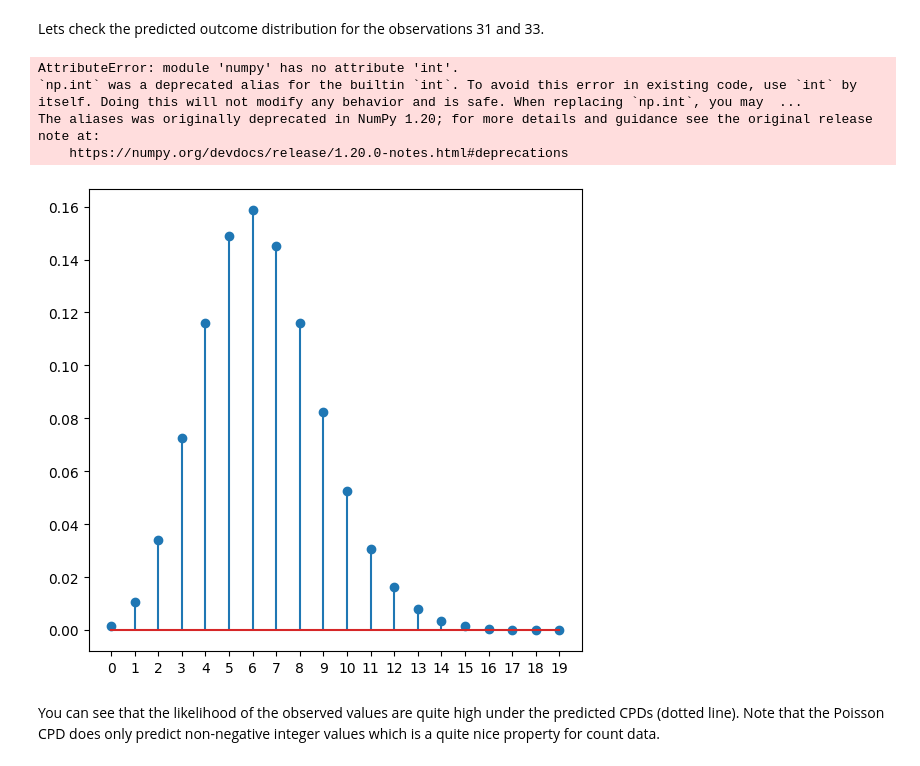
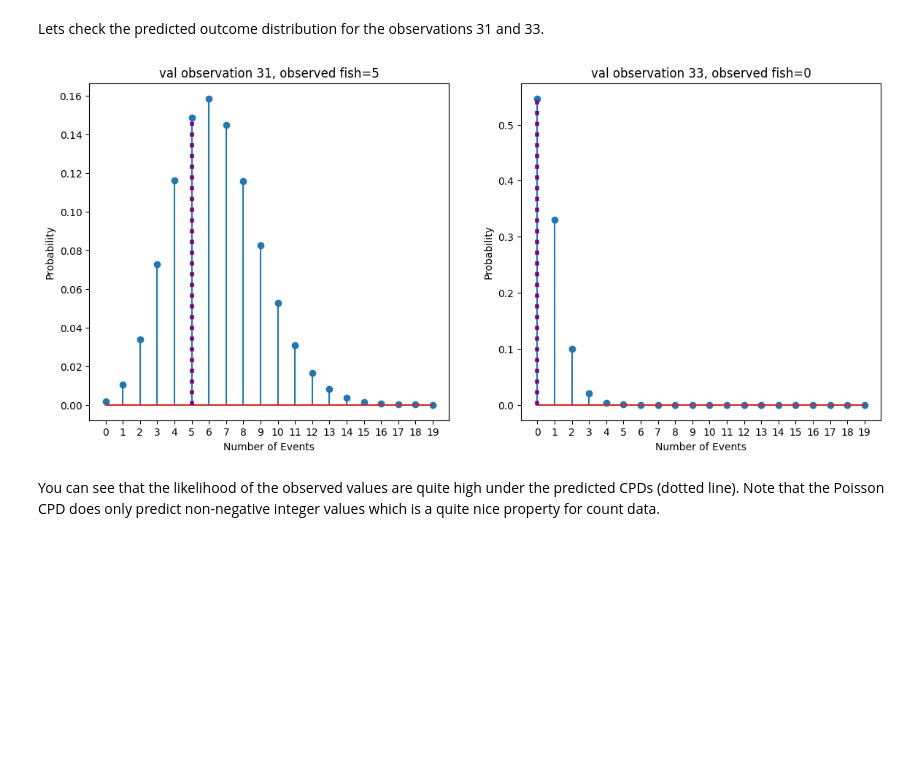
Before and after one commit to tensorchiefs/dl_course_2024, a Jupyter notebook: notebooks/14_poisreg_with_tfp_sol.ipynb, the cells around one changed output. Cells and saved outputs as stored; diff of their text form; code cells hidden in the pictures; blank space fills up the shorter version.

```diff
--- a/notebooks/14_poisreg_with_tfp_sol.ipynb
+++ b/notebooks/14_poisreg_with_tfp_sol.ipynb
@@ -430,32 +438,28 @@ Lets check the predicted outcome distribution for the observations 31 and 33.
 # %%
 x_ax = np.arange(0,20,1)
 y_hat_val = y_hat_val_dist.mean().numpy()
 dist = tfd.Poisson(rate=y_hat_val)
 probs = dist.prob(value = np.tile(x_ax, (50,1)))
 
 plt.figure(figsize=(14,6))
 plt.subplot(1,2,1)
 plt.stem(x_ax,probs[31,:],use_line_collection=True)
 plt.xticks(x_ax)
-plt.vlines(np.expand_dims(y_val,axis=1)[31], ymin=0, ymax=probs[31,np.int(y_val[31])],linestyle='dotted',color="purple",linewidth=4)
+plt.vlines(np.expand_dims(y_val,axis=1)[31], ymin=0, ymax=probs[31,int(y_val[31])],linestyle='dotted',color="purple",linewidth=4)
 
 plt.xlabel('Number of Events')
 plt.ylabel('Probability')
 plt.title('val observation 31, observed fish=5')
 
 plt.subplot(1,2,2)
 plt.stem(x_ax,probs[33,:],use_line_collection=True)
 plt.xticks(x_ax)
-plt.vlines(np.expand_dims(y_val,axis=1)[33], ymin=0, ymax=probs[33,np.int(y_val[33])],linestyle='dotted',color="purple",linewidth=4)
+plt.vlines(np.expand_dims(y_val,axis=1)[33], ymin=0, ymax=probs[33,int(y_val[33])],linestyle='dotted',color="purple",linewidth=4)
 plt.xlabel('Number of Events')
 plt.ylabel('Probability')
 plt.title('val observation 33, observed fish=0')
 plt.show()
 # %% [output]
-AttributeError: module 'numpy' has no attribute 'int'.
-`np.int` was a deprecated alias for the builtin `int`. To avoid this error in existing code, use `int` by itself. Doing this will not modify any behavior and is safe. When replacing `np.int`, you may  ...
-The aliases was originally deprecated in NumPy 1.20; for more details and guidance see the original release note at:
-    https://numpy.org/devdocs/release/1.20.0-notes.html#deprecations
-[figure, old version]
+[figure, new version]
 # %% [markdown]
 You can see that the likelihood of the observed values are quite high under the predicted CPDs (dotted line). Note that the Poisson CPD does only predict non-negative integer values which is a quite nice property for count data.
```
Also changed, not shown: parts of 11 cells of this notebook, 1 other file.
